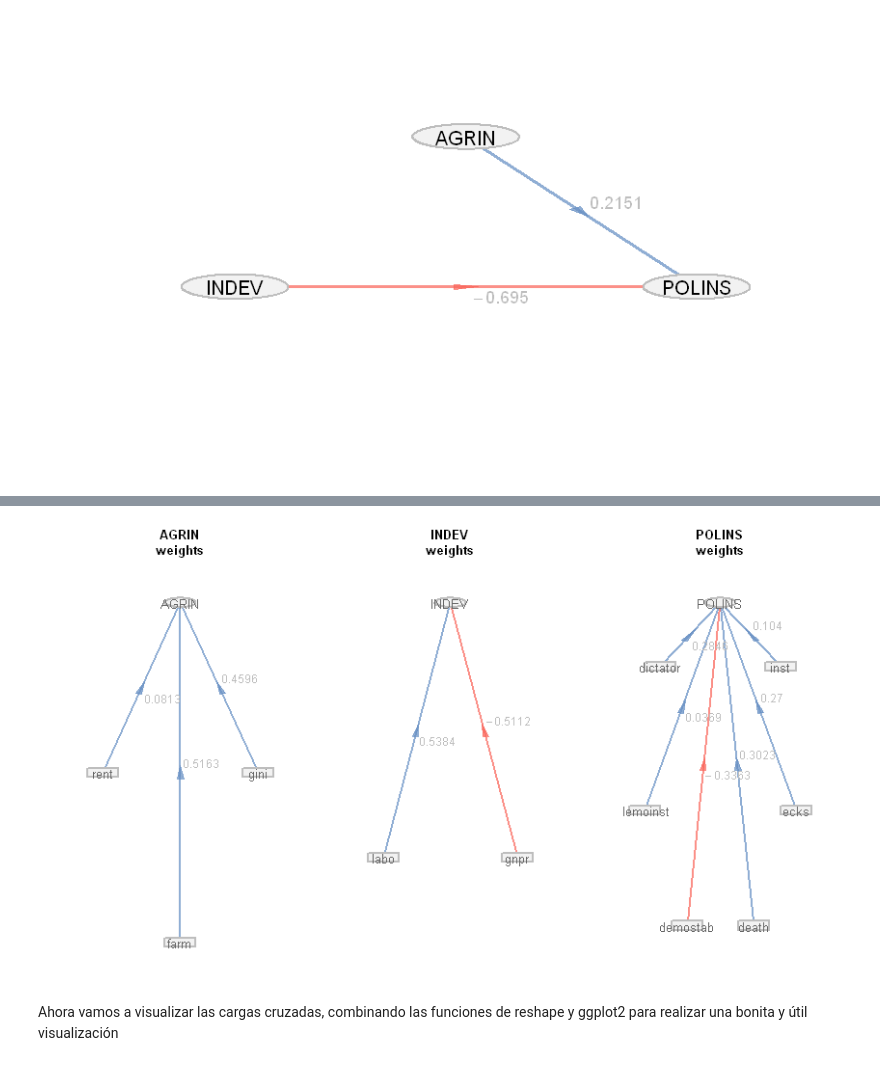
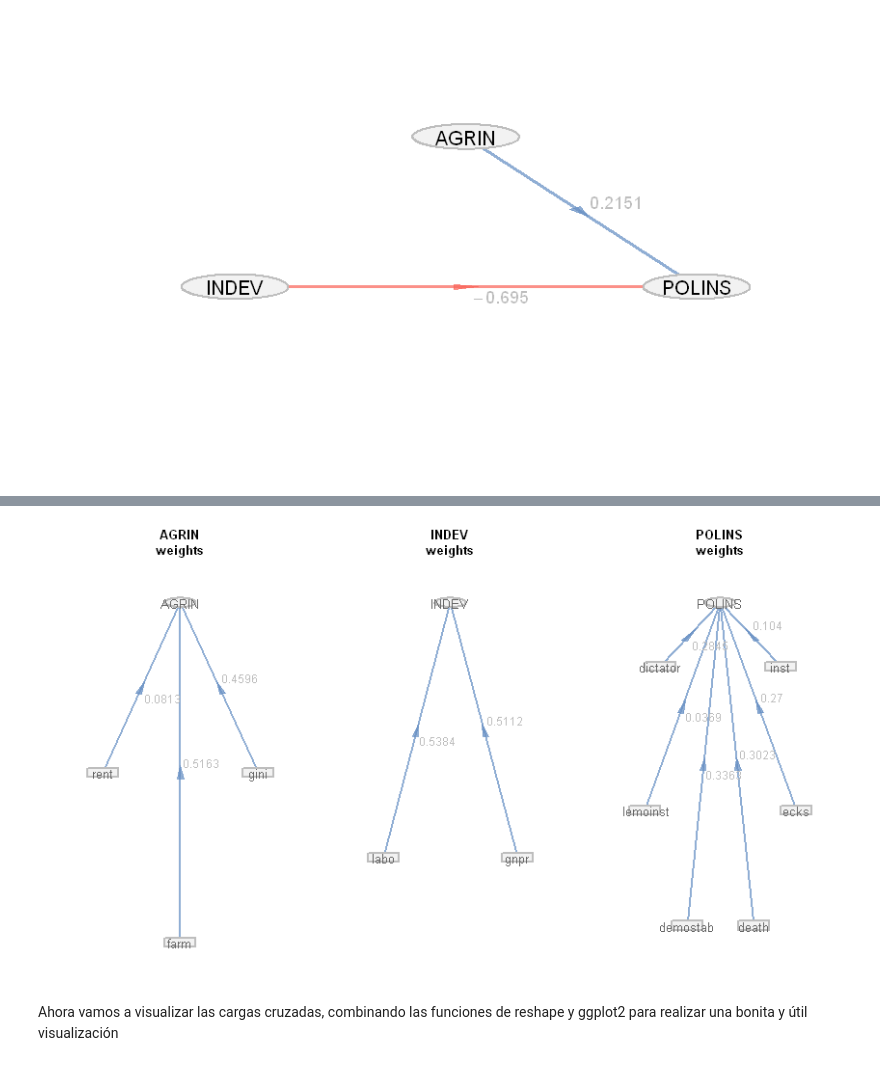
Before and after one commit to Wilmar3752/Analisis-multivariante, a Jupyter notebook: plspm_example.ipynb, the cells around one changed output, grey strips where cells are left out. Saved outputs shown, nothing was run; the diff lists cells and outputs as text; code cells hidden in the pictures.

```diff
--- a/plspm_example.ipynb
+++ b/plspm_example.ipynb
@@ -261,9 +295,9 @@ plot(rus_pls, what = "loadings", arr.width = 0.1,lcol = "gray")
 # %%
 # trazar los pesos del modelo externo
 options(repr.plot.width=7, repr.plot.height=4)
-plot(rus_pls, what = "weights", arr.width = 0.1,,lcol = "gray")
+plot(rus_pls_new, what = "weights", arr.width = 0.1,,lcol = "gray")
 # %% [output]
-[figure, old version]
+[figure, new version]
 # %% [markdown]
 Ahora vamos a visualizar las cargas cruzadas, combinando las funciones de reshape y ggplot2 para realizar una bonita y útil visualización
 # %%
```
Also changed, not shown: parts of 15 cells of this notebook.
